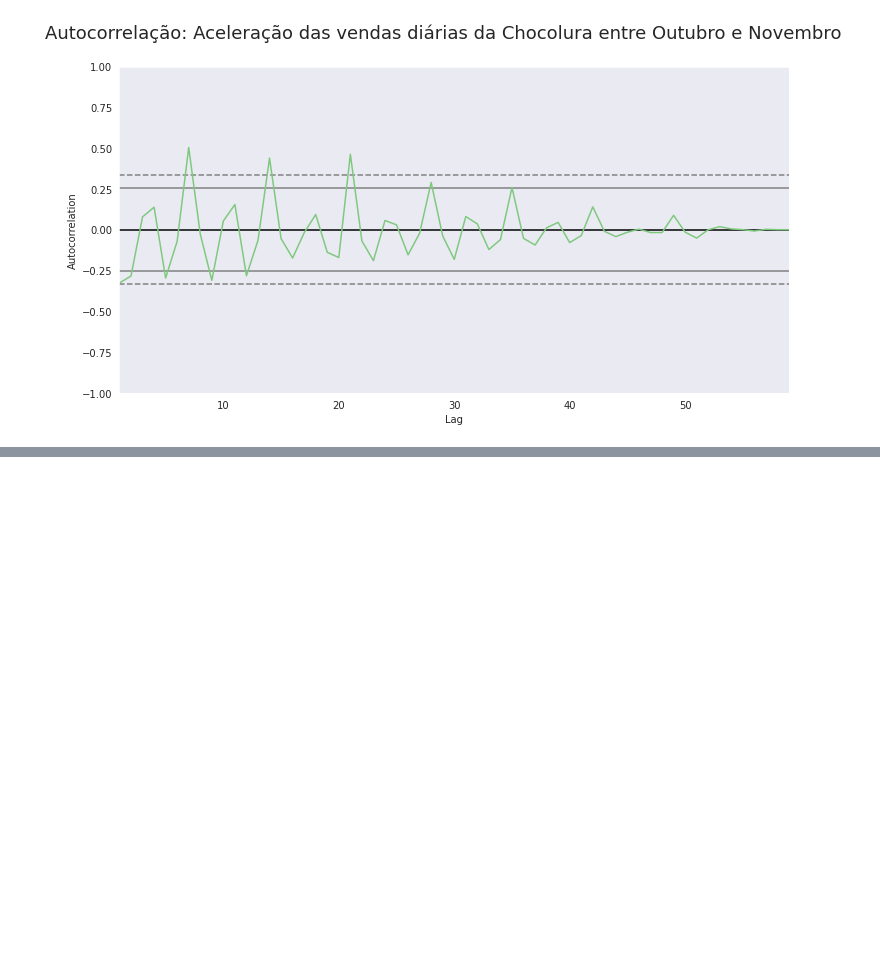
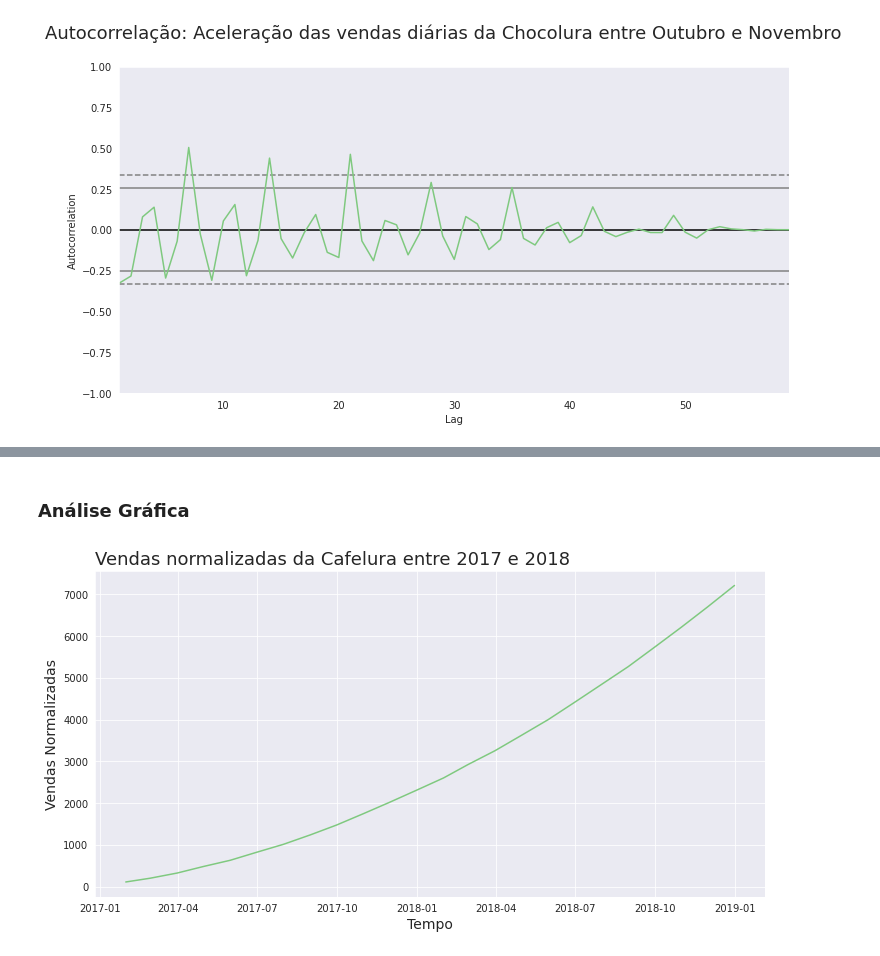
Before and after one commit to strawndri/time-series, a Jupyter notebook: time_series.ipynb, the cells around one changed output, grey strips where cells are left out. Cells and saved outputs as stored; diff of their text form; code cells hidden in the pictures; blank space fills up the shorter version.

```diff
--- a/time_series.ipynb
+++ b/time_series.ipynb
@@ -394,0 +399,4 @@ autocorrelacao('Autocorrelação: Aceleração das vendas diárias da Chocolura
+# %%
+url = 'https://raw.githubusercontent.com/strawndri/time-series/main/Data/dias_final_de_semana.csv'
+dias_fds = pd.read_csv(url)
+dias_fds.head()
@@ -394,0 +415,3 @@ autocorrelacao('Autocorrelação: Aceleração das vendas diárias da Chocolura
+# %%
+cafelura['vendas_normalizadas'] = cafelura['vendas'] / dias_fds['quantidade_de_dias']
+cafelura.head()
@@ -394,0 +425,7 @@ autocorrelacao('Autocorrelação: Aceleração das vendas diárias da Chocolura
+# %% [markdown]
+### Análise Gráfica
+# %%
+plotar('Vendas normalizadas da Cafelura entre 2017 e 2018', 'Tempo',
+       'Vendas Normalizadas', 'mes', 'vendas_normalizadas', cafelura)
+# %% [output]
+[figure, added]
```
Also changed, not shown: parts of 31 cells of this notebook.
